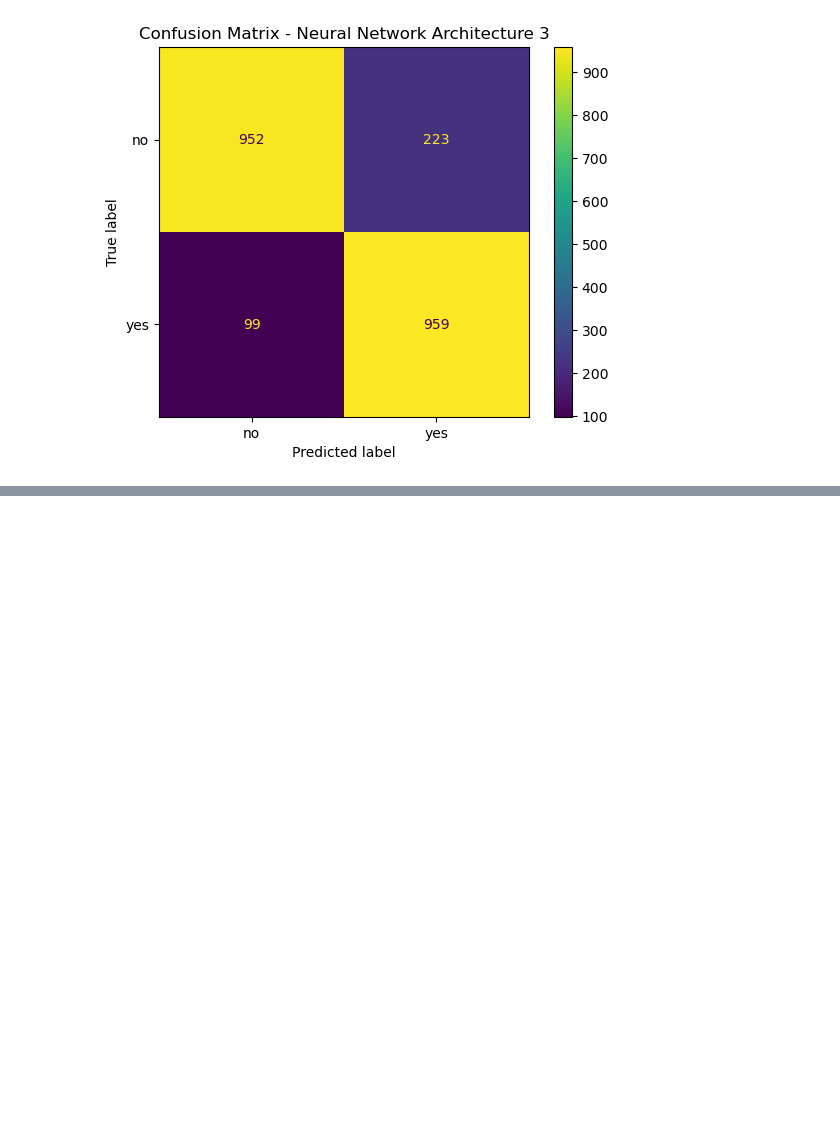
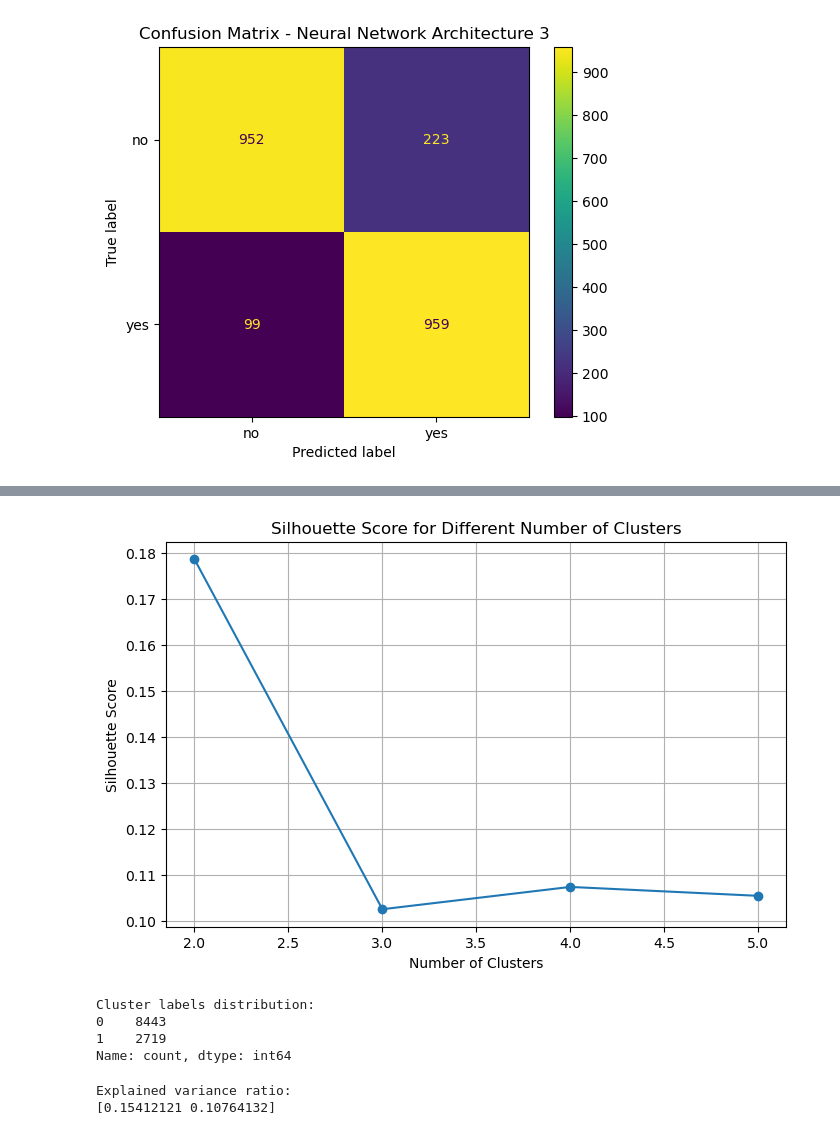
Before and after one commit to erze-haziri/bank-term-deposit-prediction, a Jupyter notebook: bank_term_deposit_analysis.ipynb, the cells around one changed output, grey strips where cells are left out. Cells and saved outputs as stored; diff of their text form; code cells hidden in the pictures; blank space fills up the shorter version.

```diff
--- a/bank_term_deposit_analysis.ipynb
+++ b/bank_term_deposit_analysis.ipynb
@@ -1002,0 +1061,21 @@ plt.show()
+# %%
+silhouette_results = []
+
+for k in [2, 3, 4, 5]:
+    kmeans = KMeans(
+        n_clusters=k,
+        random_state=42,
+        n_init=10
+    )
+
+    cluster_labels = kmeans.fit_predict(X_clustering_processed)
+
+    score = silhouette_score(X_clustering_processed, cluster_labels)
+
+    silhouette_results.append({
+        "Number of Clusters": k,
+        "Silhouette Score": score
+    })
+
+silhouette_results_df = pd.DataFrame(silhouette_results)
+silhouette_results_df
@@ -1002,0 +1088,7 @@ plt.show()
+# %%
+clustering_evaluation_df = clustering_results_df.merge(
+    silhouette_results_df,
+    on="Number of Clusters"
+)
+
+clustering_evaluation_df
@@ -1002,0 +1101,47 @@ plt.show()
+# %%
+plt.figure(figsize=(8, 5))
+
+plt.plot(
+    clustering_evaluation_df["Number of Clusters"],
+    clustering_evaluation_df["Silhouette Score"],
+    marker="o"
+)
+
+plt.title("Silhouette Score for Different Number of Clusters")
+plt.xlabel("Number of Clusters")
+plt.ylabel("Silhouette Score")
+plt.grid(True)
+plt.show()
+# %% [output]
+[figure, added]
+# %%
+kmeans_2 = KMeans(
+    n_clusters=2,
+    random_state=42,
+    n_init=10
+)
+
+clusters_2 = kmeans_2.fit_predict(X_clustering_processed)
+
+print("Cluster labels distribution:")
+print(pd.Series(clusters_2).value_counts())
+# %% [output]
+Cluster labels distribution:
+0    8443
+1    2719
+Name: count, dtype: int64
+# %%
+if hasattr(X_clustering_processed, "toarray"):
+    X_clustering_dense = X_clustering_processed.toarray()
+else:
+    X_clustering_dense = X_clustering_processed
+
+pca = PCA(n_components=2, random_state=42)
+
+X_pca = pca.fit_transform(X_clustering_dense)
+
+print("Explained variance ratio:")
+print(pca.explained_variance_ratio_)
+# %% [output]
+Explained variance ratio:
+[0.15412121 0.10764132]
```
Also changed, not shown: parts of 10 cells of this notebook.
